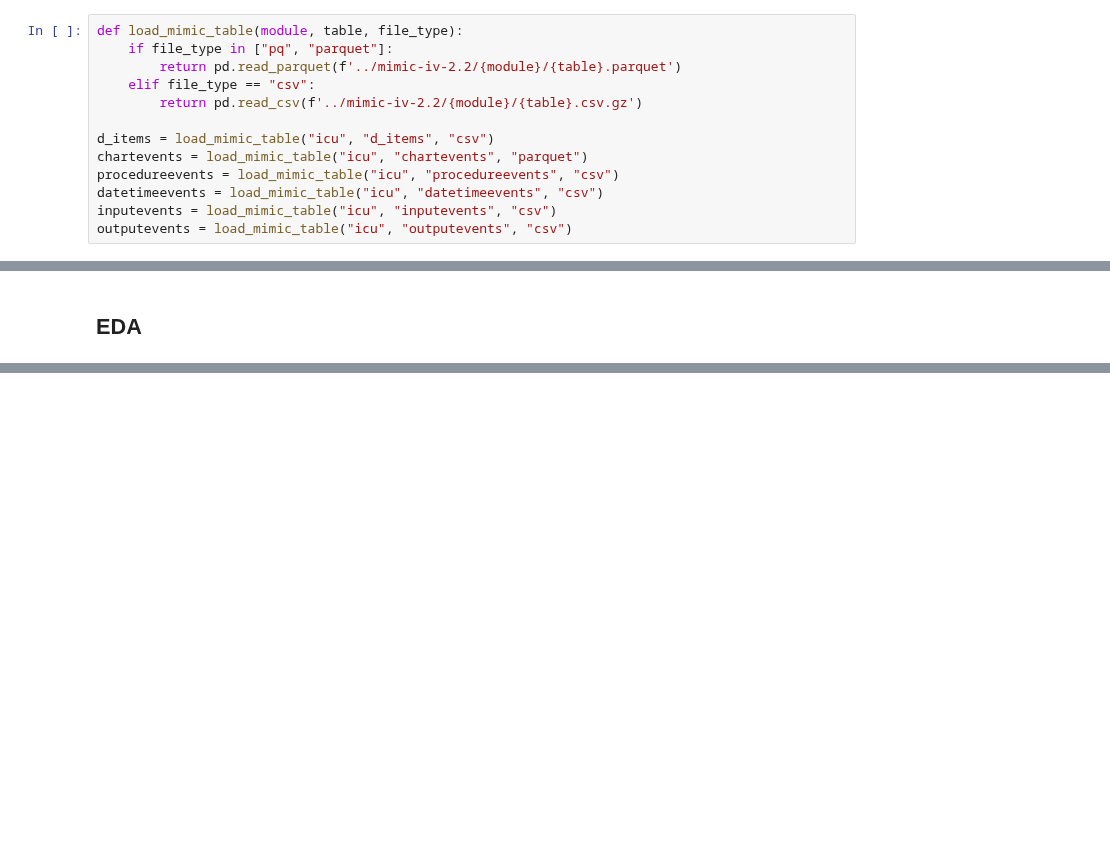
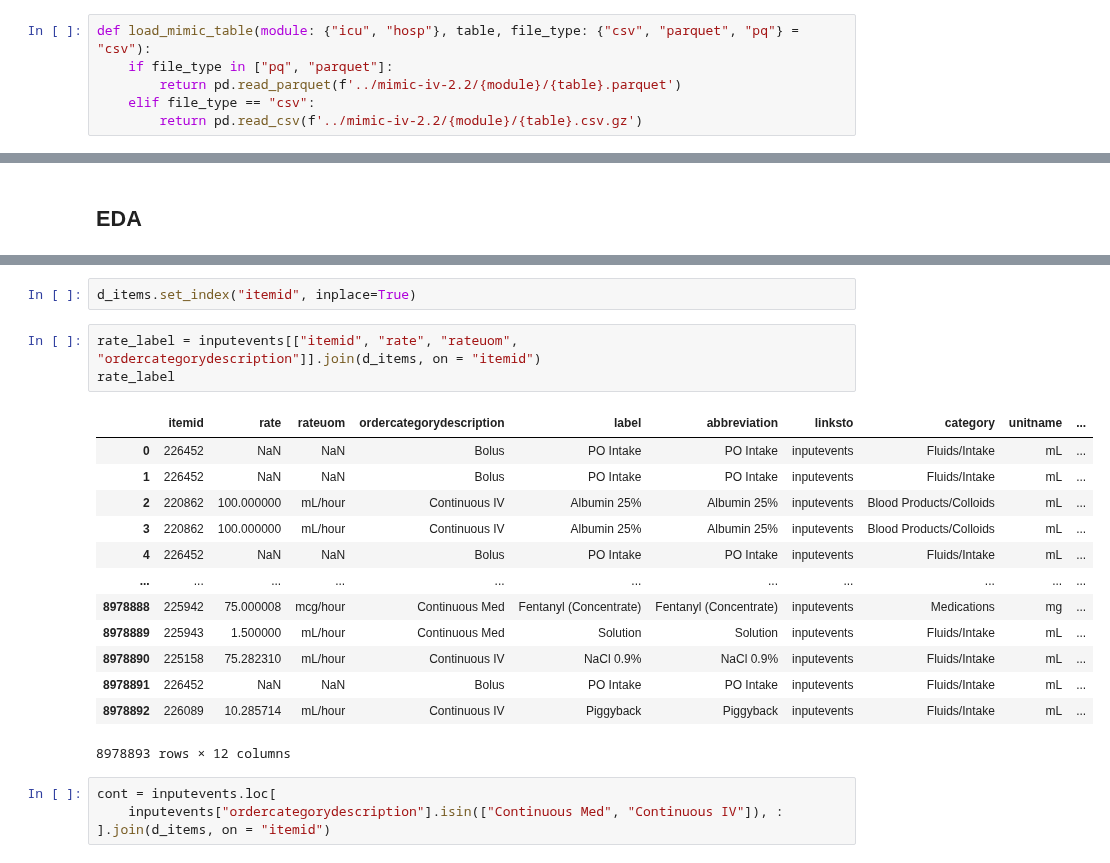
Before and after one commit to oldsandiaz/mimicclif, a Jupyter notebook: code/mimic-to-clif.ipynb, the cells around one changed output, grey strips where cells are left out. Saved outputs shown, nothing was run; the diff lists cells and outputs as text; blank space fills up the shorter version.

Commit message:
major updates, added labs and cont med

```diff
--- a/code/mimic-to-clif.ipynb
+++ b/code/mimic-to-clif.ipynb
@@ -21,13 +23,6 @@ from code.custom_utils import *
 # %%
-def load_mimic_table(module, table, file_type):
+def load_mimic_table(module: {"icu", "hosp"}, table, file_type: {"csv", "parquet", "pq"} = "csv"):
     if file_type in ["pq", "parquet"]:
         return pd.read_parquet(f'../mimic-iv-2.2/{module}/{table}.parquet')
     elif file_type == "csv":
         return pd.read_csv(f'../mimic-iv-2.2/{module}/{table}.csv.gz')
-
-d_items = load_mimic_table("icu", "d_items", "csv")
-chartevents = load_mimic_table("icu", "chartevents", "parquet")
-procedureevents = load_mimic_table("icu", "procedureevents", "csv")
-datetimeevents = load_mimic_table("icu", "datetimeevents", "csv")
-inputevents = load_mimic_table("icu", "inputevents", "csv")
-outputevents = load_mimic_table("icu", "outputevents", "csv")
@@ -853,0 +1062,23 @@ resp_events.loc[
+# %%
+d_items.set_index("itemid", inplace=True)
+# %%
+rate_label = inputevents[["itemid", "rate", "rateuom", "ordercategorydescription"]].join(d_items, on = "itemid")
+rate_label
+# %% [output]
+|  | itemid | rate | rateuom | ordercategorydescription | label | abbreviation | linksto | category | unitname | ... |
+| 0 | 226452 | NaN | NaN | Bolus | PO Intake | PO Intake | inputevents | Fluids/Intake | mL | ... |
+| 1 | 226452 | NaN | NaN | Bolus | PO Intake | PO Intake | inputevents | Fluids/Intake | mL | ... |
+| 2 | 220862 | 100.000000 | mL/hour | Continuous IV | Albumin 25% | Albumin 25% | inputevents | Blood Products/Colloids | mL | ... |
+| 3 | 220862 | 100.000000 | mL/hour | Continuous IV | Albumin 25% | Albumin 25% | inputevents | Blood Products/Colloids | mL | ... |
+| 4 | 226452 | NaN | NaN | Bolus | PO Intake | PO Intake | inputevents | Fluids/Intake | mL | ... |
+| ... | ... | ... | ... | ... | ... | ... | ... | ... | ... | ... |
+| 8978888 | 225942 | 75.000008 | mcg/hour | Continuous Med | Fentanyl (Concentrate) | Fentanyl (Concentrate) | inputevents | Medications | mg | ... |
+| 8978889 | 225943 | 1.500000 | mL/hour | Continuous Med | Solution | Solution | inputevents | Fluids/Intake | mL | ... |
+| 8978890 | 225158 | 75.282310 | mL/hour | Continuous IV | NaCl 0.9% | NaCl 0.9% | inputevents | Fluids/Intake | mL | ... |
+| 8978891 | 226452 | NaN | NaN | Bolus | PO Intake | PO Intake | inputevents | Fluids/Intake | mL | ... |
+| 8978892 | 226089 | 10.285714 | mL/hour | Continuous IV | Piggyback | Piggyback | inputevents | Fluids/Intake | mL | ... |
+8978893 rows × 12 columns
+# %%
+cont = inputevents.loc[
+    inputevents["ordercategorydescription"].isin(["Continuous Med", "Continuous IV"]), :
+].join(d_items, on = "itemid")
```
Also changed, not shown: parts of 91 cells of this notebook.
